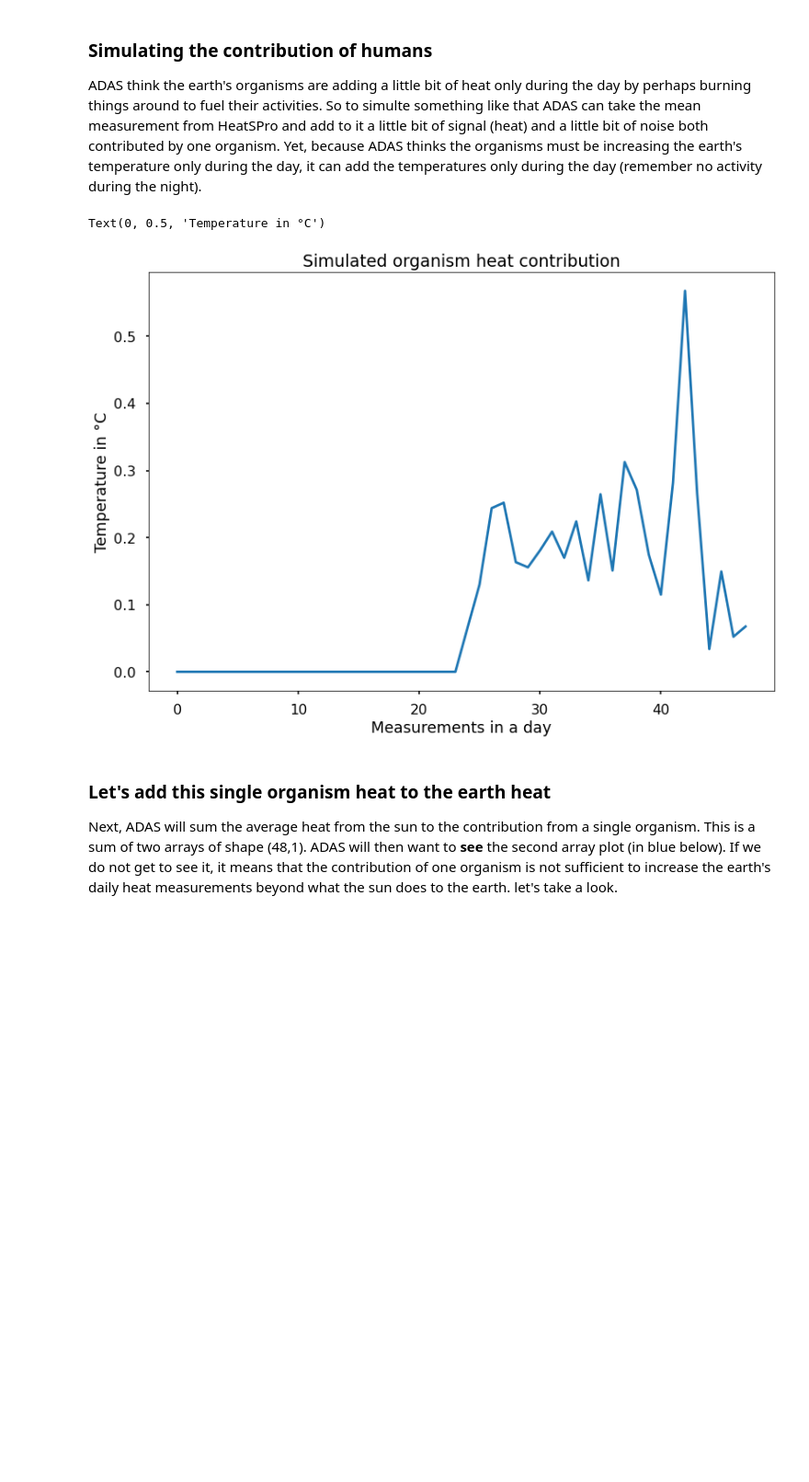
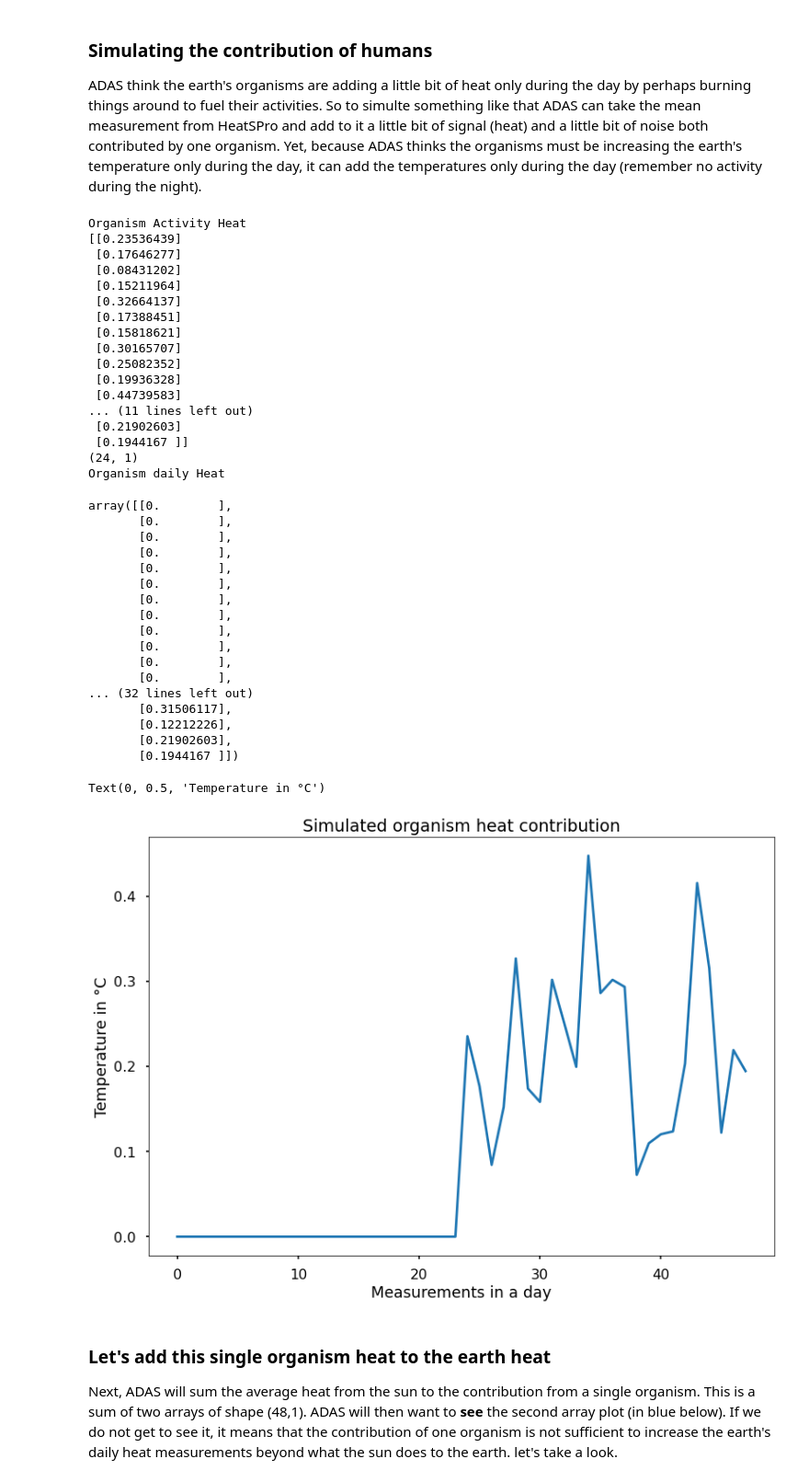
Before and after one commit to mohammedfmehboob/PythonTutorials, a Jupyter notebook: tutorial010.ipynb, the cells around one changed output. Shown: that part at 92% size. Saved outputs shown, nothing was run; the diff lists cells and outputs as text; code cells hidden in the pictures; blank space fills up the shorter version.

```diff
--- a/tutorial010.ipynb
+++ b/tutorial010.ipynb
@@ -176,25 +293,64 @@ by perhaps burning things around to fuel their activities. So to simulte somethi
 # %%
 # Next ADAS must make an assumption about
 # A) how much heat each organism might add, ADAS assumes (as a start) 0.2 Degrees Celsius
 # B) some variations across measurements that each organism adds,
 #    ADAS will assume 50% of the 0.2 variation (i.e., 0.1)
 organism_mean_heat = 0.2
 organism_std_heat  = 0.1
 
 organism_activity_heat = organism_mean_heat + organism_std_heat*np.random.randn(24,1)
+print('Organism Activity Heat')
+print(organism_activity_heat)
+print(np.shape(organism_activity_heat))
 
 # Finally we build a vector of the heat contributed by this organism to the whole day of measurements
 # The heat is added only during the day, not the night, so it is added below only to the second part
 # of the measurements (the last 24 measurements), the first measurements (0:23) are filled with Zeros
 organism_daily_heat = np.vstack(( np.zeros(organism_activity_heat.shape),  organism_activity_heat) )
-
+print('Organism daily Heat')
+display(organism_daily_heat)
+print()
 plt.plot(organism_daily_heat)
 plt.title('Simulated organism heat contribution')
 plt.xlabel('Measurements in a day')
 plt.ylabel('Temperature in °C')
 # %% [output]
-Text(0, 0.5, 'Temperature in °C')
+Organism Activity Heat
+[[0.23536439]
+ [0.17646277]
+ [0.08431202]
+ [0.15211964]
+ [0.32664137]
+ [0.17388451]
+ [0.15818621]
+ [0.30165707]
+ [0.25082352]
+ [0.19936328]
+ [0.44739583]
+... (11 lines left out)
+ [0.21902603]
+ [0.1944167 ]]
+(24, 1)
+Organism daily Heat
+array([[0.        ],
+       [0.        ],
+       [0.        ],
+       [0.        ],
+       [0.        ],
+       [0.        ],
+       [0.        ],
+       [0.        ],
+       [0.        ],
+       [0.        ],
+       [0.        ],
+       [0.        ],
+... (32 lines left out)
+       [0.31506117],
+       [0.12212226],
+       [0.21902603],
+       [0.1944167 ]])
+Text(0, 0.5, 'Temperature in °C')
-[figure, old version]
+[figure, new version]
 # %% [markdown]
 ### Let's add this single organism heat to the earth heat
 Next, ADAS will sum the average heat from the sun to the contribution from a single organism. This is a sum of two arrays of shape (48,1). ADAS will then want to **see** the second array plot (in blue below). If we do not get to see it, it means that the contribution of one organism is not sufficient to increase the earth's daily heat measurements beyond what the sun does to the earth. let's take a look.
```
Also changed, not shown: parts of 11 cells of this notebook.
